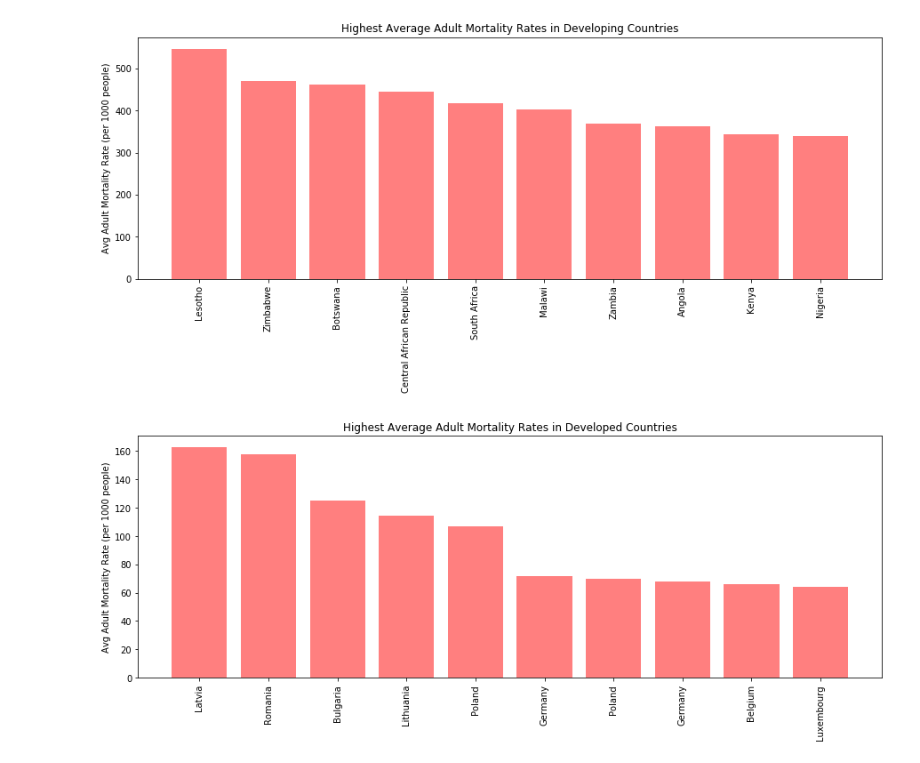
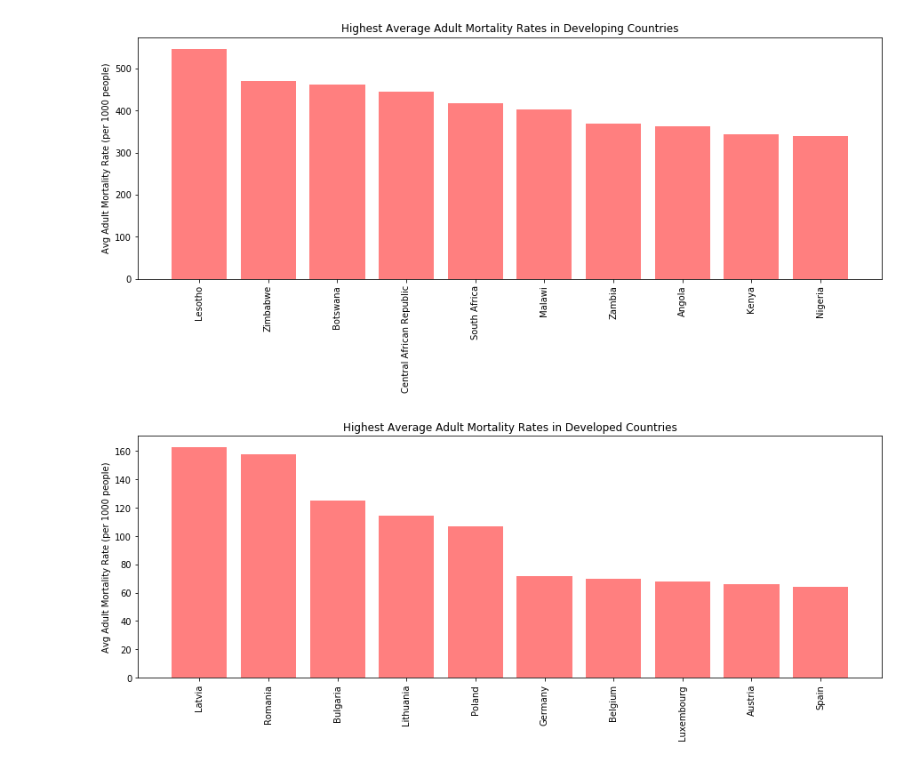
Before and after one commit to DarleneKo/life-expectancy-rates, a Jupyter notebook: tj_analysis_final.ipynb, the cells around one changed output. Drawn from its saved outputs; the diff is of its cells as text; code cells hidden in the pictures.

```diff
--- a/tj_analysis_final.ipynb
+++ b/tj_analysis_final.ipynb
@@ -10,7 +10,7 @@ from scipy.stats import linregress
 from matplotlib.dates import DateFormatter
 
 # Read and display the Cleaned Data Output CSV File with Pandas
-file = "life-expectancy-rates/03 clean data/clean_Life_Expectancy.csv"
+file = "03 clean data/clean_Life_Expectancy.csv"
 df = pd.read_csv(file, encoding="ISO-8859-1")
 df
 # %% [output]
@@ -68,23 +68,23 @@ plt.show()
 # %%
 #Capture top ten developed countries with highest mortality rates
 top_developed_mortality = developed_adult_mortality.head(10)
 top_developed_countries = ["Latvia", "Romania", "Bulgaria", "Lithuania", "Poland",
-                          "Germany", "Poland", "Germany", "Belgium", "Luxembourg"]
+                          "Germany", "Belgium", "Luxembourg", "Austria", "Spain"]
 
 #Set x-axis for bar chart
 x_axis = np.arange(len(top_developed_mortality))
 tick_locations = [value for value in x_axis]
 
 #Create bar chart for top ten developed countries with highest mortality rates
 plt.figure(figsize=(15,5))
 plt.bar(x_axis, top_developed_mortality, color='r', alpha=0.5, align="center")
 plt.xticks(tick_locations, top_developed_countries, rotation="vertical")
 
 #Title, lable, save and display our bar chart
 plt.title("Highest Average Adult Mortality Rates in Developed Countries")
 plt.ylabel("Avg Adult Mortality Rate (per 1000 people)")
 plt.rcParams.update({'font.size': 10})
 plt.savefig("Mortality_Developed_Countries.png")
 plt.show()
 # %% [output]
-[figure, old version]
+[figure, new version]
```
Also changed, not shown: 2 other files.
